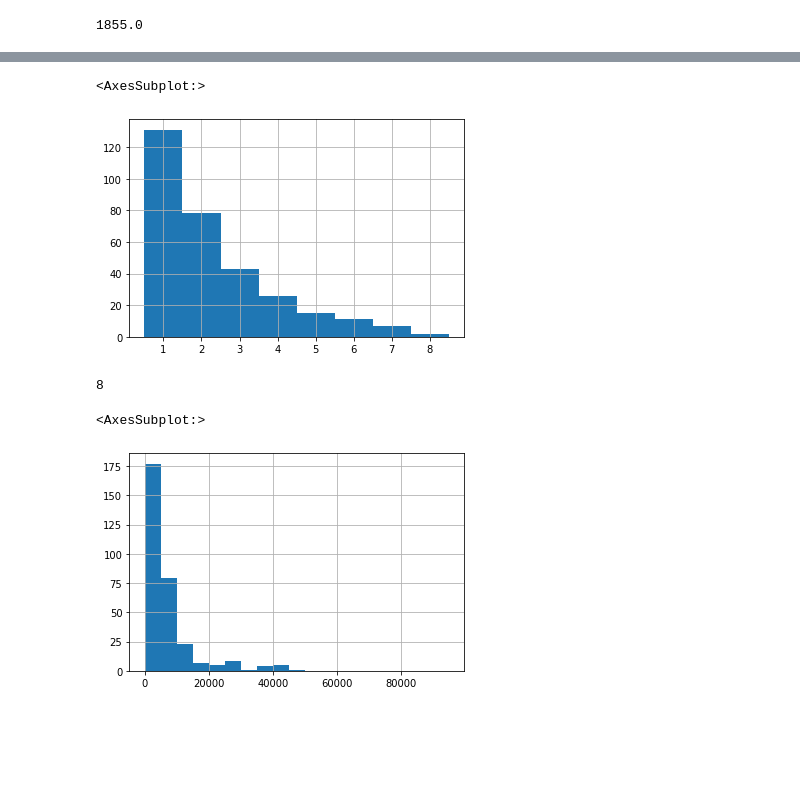
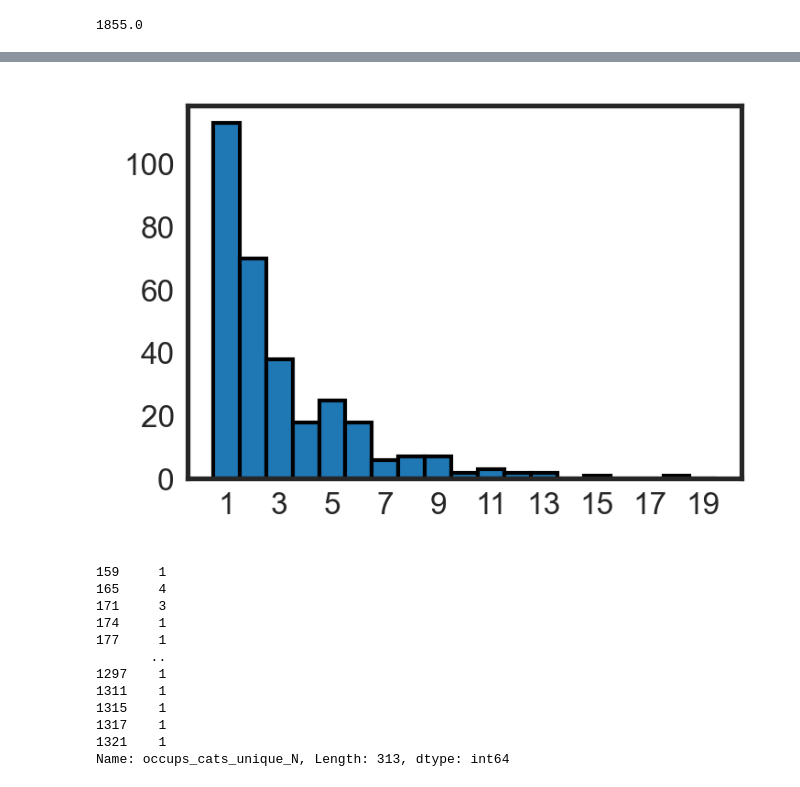
Before and after one commit to sdam-au/social_diversity, a Jupyter notebook: scripts/DIVERSITYvsSPECIALIZATION.ipynb, the cells around one changed output, grey strips where cells are left out. Saved outputs shown, nothing was run; the diff lists cells and outputs as text; code cells hidden in the pictures; blank space fills up the shorter version.

```diff
--- a/scripts/DIVERSITYvsSPECIALIZATION.ipynb
+++ b/scripts/DIVERSITYvsSPECIALIZATION.ipynb
@@ -21,4 +26,10 @@ import seaborn as sns
 import geoplot as gplt
+# %%
+# global parameters for plots
+plt.style.use("seaborn-white")
+plt.rcParams['figure.dpi'] = 300
+plt.rcParams["font.family"] = "sans-serif"
+plt.rcParams['font.size'] = 8
 # %% [markdown]
 # Import datasets
 # %%
@@ -281,2 +317,13 @@ roman_cities_wo
+# %%
+# generate a dictionary of occupations by type
+occupations_df = pd.read_csv("../data/occupations_list.csv")
+occups_cats_dict = dict(zip(occupations_df["Term"], occupations_df["Category"]))
+
+def cat_for_occup(list_of_occups):
+    try:
+        return [occups_cats_dict[occup] for occup in list_of_occups]
+    except:
+        return []
+roman_cities_wo["occups_cats_list"] = roman_cities_wo["occups_list"].apply(cat_for_occup)
 # %%
 roman_cities_wo["occups_cats_unique_N"] = roman_cities_wo["occups_cats_list"].apply(lambda x: len(set(x)))
@@ -283,17 +344,23 @@ roman_cities_wo["occups_cats_unique_N"] = roman_cities_wo["occups_cats_list"].ap
 # %%
-bins = [n+0.5 for n in range(0,9)]
-roman_cities_wo["occups_cats_unique_N"].hist(bins=bins)
+fig, ax = plt.subplots(figsize=(2.6, 1.8))
+bins = [n+0.5 for n in range(0,20)]
+roman_cities_wo["occups_cats_unique_N"].hist(ax=ax, edgecolor="black", bins=bins)
+ax.set_xticks(range(1,20, 2))
+ax.grid(False)
 # %% [output]
-<AxesSubplot:>
-[figure, old version]
+[figure, new version]
-# %%
-len(set([el for sublist in roman_cities_wo["occups_cats_list"] for el in sublist]))
-# %% [output]
-8
-# %%
-roman_cities_wo["pop_est"].hist(bins=range(0,100000, 5000))
-# %% [output]
-<AxesSubplot:>
-[figure, removed]
 # %%
 roman_cities_wo["occups_cats_unique_N"]
+# %% [output]
+159     1
+165     4
+171     3
+174     1
+177     1
+       ..
+1297    1
+1311    1
+1315    1
+1317    1
+1321    1
+Name: occups_cats_unique_N, Length: 313, dtype: int64
```
Also changed, not shown: parts of 35 cells of this notebook.
